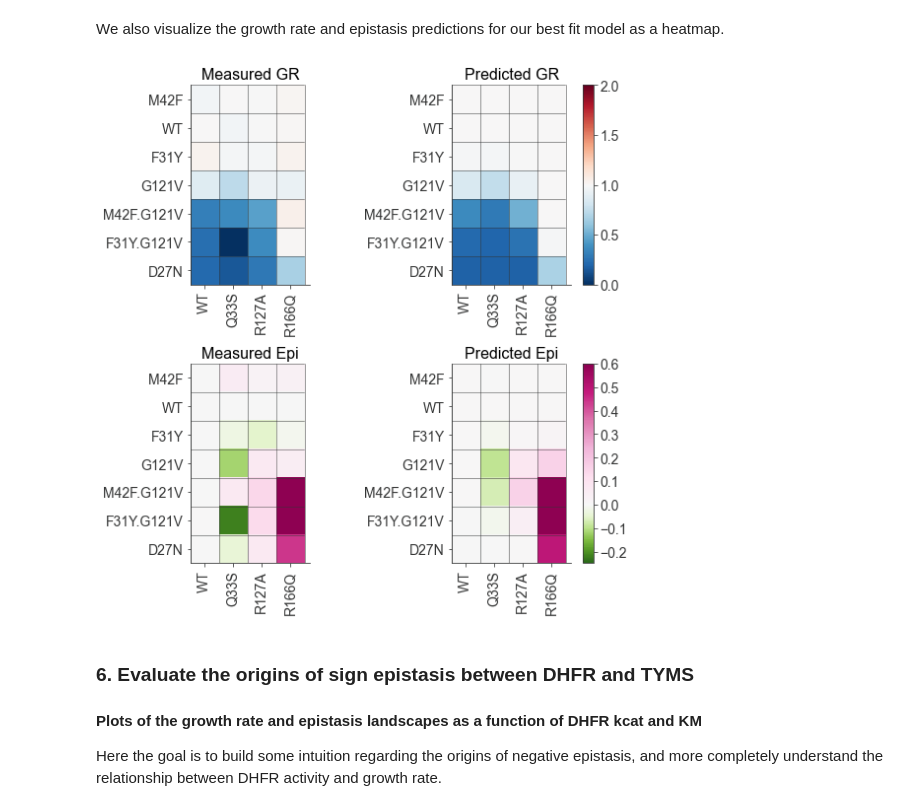
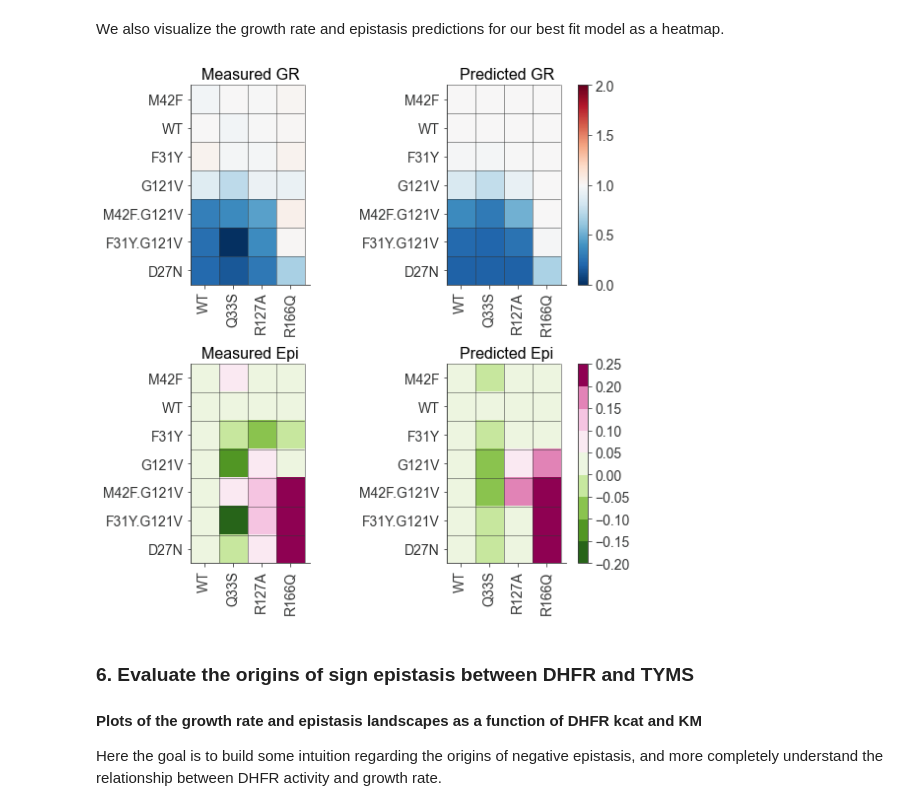
Before and after one commit to reynoldsk/dhfr-tyms-epistasis, a Jupyter notebook: 1_KGModel.ipynb, the cells around one changed output. Drawn from its saved outputs; the diff is of its cells as text; code cells hidden in the pictures.

Commit message:
Jupyter notebooks edited to ensure minimal error messages

```diff
--- a/1_KGModel.ipynb
+++ b/1_KGModel.ipynb
@@ -284,17 +284,19 @@ This provides a summary of the growth rate data for all seven DHFR mutants in ea
 We see that R166Q TYMS is broadly rescing, R127A TYMS as a less substantial buffering effect, and that Q33S - at least in some cases - is deleterious or aggravating.
 # %%
 plt.rcParams['figure.figsize'] = 8,8
-vel = [kc/(1 + dhkm_sel[i]/25) for i,kc in enumerate(dhkcat_sel)]
+#vel = [kc/(1 + dhkm_sel[i]/25) for i,kc in enumerate(dhkcat_sel)]
+kcKm = [kc/dhkm_sel[i] for i,kc in enumerate(dhkcat_sel)]
 ts_col = ['black','cyan','blue','red']
 for i in range(len(ts_col)):
-    plt.errorbar(np.log10(vel),g_rates_mean[:,i],yerr=g_rates_std[:,i],fmt='o',color=ts_col[i],mec='k',\
+    plt.errorbar(np.log10(kcKm),g_rates_mean[:,i],yerr=g_rates_std[:,i],fmt='o',color=ts_col[i],mec='k',\
                  ms=10,label=TYMS_mut[i])
 
 for i,mut in enumerate(DHFR_mut):
-    plt.text(np.log10(vel[i])+0.1,g_rates_mean[i,0]+0.02,mut,fontsize=12)
+    plt.text(np.log10(kcKm[i])+0.1,g_rates_mean[i,0]+0.02,mut,fontsize=12)
 
-plt.xlabel('log_10(velocity) of DHFR (at 25uM DHF)',fontsize=14)
+plt.xlabel('log_10(kcat/Km) of DHFR',fontsize=14)
 plt.ylabel('Growth Rate', fontsize=14)
 plt.legend()
 plt.grid(linestyle='--')
+plt.savefig('Figs/GrowthData_PlateReader.pdf')
 # %% [output]
@@ -356,7 +358,7 @@ def concTHF(Ftot,c_ts,c_dh,kc_ts,kc_dh,km_ts,km_dh):
     fracTHF = (p1 + p2)/(2*(v1/v2 - 1))
     return fracTHF
 
-def calcGR(Ftot,c_ts,c_dh,kc_tsmut,kc_dhmut,km_tsmut,km_dhmut,g_params):
+def calcGR(Ftot,c_ts_wt, c_ts,c_dh,kc_tsmut,kc_dhmut,km_tsmut,km_dhmut,g_params):
     '''
     Calculate the growth rate for select DHFR and TYMS mutant combinations
     given parameters for the KG model and THF-growth rate relationship.
@@ -379,7 +381,7 @@ def calcGR(Ftot,c_ts,c_dh,kc_tsmut,kc_dhmut,km_tsmut,km_dhmut,g_params):
     #calculate a growth rate matrix
     if hasattr(kc_tsmut, "__len__") and hasattr(kc_dhmut, "__len__"):
         gr = np.zeros((len(kc_dhmut),len(kc_tsmut)))
-        thfWT = concTHF(Ftot,c_ts[0],c_dh,TYMS_kcat['WT'],DHFR_kcat['WT'],TYMS_Km['WT'],DHFR_Km['WT'])
+        thfWT = concTHF(Ftot,c_ts_wt,c_dh,TYMS_kcat['WT'],DHFR_kcat['WT'],TYMS_Km['WT'],DHFR_Km['WT'])
         for i in range(len(kc_dhmut)):
             for j in range(len(kc_tsmut)):
                 thfMut = concTHF(Ftot,c_ts[j],c_dh,kc_tsmut[j],kc_dhmut[i],km_tsmut[j],km_dhmut[i])
@@ -390,7 +392,7 @@ def calcGR(Ftot,c_ts,c_dh,kc_tsmut,kc_dhmut,km_tsmut,km_dhmut,g_params):
     #calculate a growth rate vector
     elif hasattr(kc_tsmut, "__len__") and not(hasattr(kc_dhmut, "__len__")):
         gr = np.zeros(len(kc_tsmut))
-        thfWT = concTHF(Ftot,c_ts[0],c_dh,TYMS_kcat['WT'],DHFR_kcat['WT'],TYMS_Km['WT'],DHFR_Km['WT'])
+        thfWT = concTHF(Ftot,c_ts_wt,c_dh,TYMS_kcat['WT'],DHFR_kcat['WT'],TYMS_Km['WT'],DHFR_Km['WT'])
         for j in range(len(kc_tsmut)):
             thfMut = concTHF(Ftot,c_ts[j],c_dh,kc_tsmut[j],kc_dhmut,km_tsmut[j],km_dhmut)
             relTHF = thfMut/thfWT
@@ -400,7 +402,7 @@ def calcGR(Ftot,c_ts,c_dh,kc_tsmut,kc_dhmut,km_tsmut,km_dhmut,g_params):
     #calculate a single growth rate value
     else:
         thfMut = concTHF(Ftot,c_ts,c_dh,kc_tsmut,kc_dhmut,km_tsmut,km_dhmut)
-        thfWT = concTHF(Ftot,c_ts,c_dh,TYMS_kcat['WT'],DHFR_kcat['WT'],TYMS_Km['WT'],DHFR_Km['WT'])
+        thfWT = concTHF(Ftot,c_ts_wt,c_dh,TYMS_kcat['WT'],DHFR_kcat['WT'],TYMS_Km['WT'],DHFR_Km['WT'])
         relTHF = thfMut/thfWT
         gr = gr_depSigmoid(K,n,gmax,gmin,relTHF)
         return gr
@@ -512,7 +514,7 @@ def resids_grates(p,kc_ts,kc_dh,km_ts,km_dh,obs_grates,holdout=np.nan,cts='mult'
         cdh=p[2]
         g_params = p[3:]
 
-    gr_est = calcGR(Ftot,cts,cdh,kc_ts,kc_dh,km_ts,km_dh,g_params)
+    gr_est = calcGR(Ftot,cts[0],cts,cdh,kc_ts,kc_dh,km_ts,km_dh,g_params)
 
     if np.isnan(holdout):
         err = gr_est.flatten() - obs_grates.flatten()
@@ -736,7 +738,7 @@ for i in range(Nsamp):
         c_dh_all2samp[i] = kg_all_fit2.x[5]
         g_params_all2samp[i,:] = kg_all_fit2.x[6:]
 
-        gr_pred_allfit2samp[i,:,:] = calcGR(Ftot_all2samp[i],c_ts_all2samp[i,:],c_dh_all2samp[i],\
+        gr_pred_allfit2samp[i,:,:] = calcGR(Ftot_all2samp[i],c_ts_all2samp[i,0],c_ts_all2samp[i,:],c_dh_all2samp[i],\
                                             tskcat_sel,dhkcat_sel,tskm_sel,dhkm_sel,g_params_all2samp[i,:])
 
 #calculate means and error on the parameters
@@ -977,7 +980,13 @@ If we constrain the model to only fit a single TYMS concentration, the overall c
 We also visualize the growth rate and epistasis predictions for our best fit model as a heatmap.
 # %%
 plt.figure(num='h2',figsize=(8,8))
-divnorm = colors.TwoSlopeNorm(vmin=-0.25, vcenter=0, vmax=0.6)
+#divnorm = colors.TwoSlopeNorm(vmin=-0.25, vcenter=0, vmax=0.6)
+bounds = np.arange(-0.2, 0.3, 0.05)
+base = plt.cm.get_cmap('PiYG_r')
+cmap_discrete = base(np.linspace(0,1,len(bounds)))
+newmap = colors.ListedColormap(cmap_discrete)
+newmap.set_bad(color='grey')
+norm_epi = colors.BoundaryNorm(bounds,newmap.N)
 
 plt.subplot(2,2,1)
 plt.imshow(g_rates_mean,vmin=0, vmax=2,cmap='RdBu_r')
@@ -994,36 +1003,36 @@ plt.imshow(gr_pred_allfit2,vmin=0, vmax=2,cmap='RdBu_r')
 plot_style.grid_maker(g_rates_mean,'h2')
 plt.yticks(np.arange(0,len(DHFR_mut)),\
                              labels=DHFR_mut)
 plt.xticks(np.arange(0,len(TYMS_mut)),\
                              labels=TYMS_mut,\
                              rotation='vertical')
 plt.title('Predicted GR', fontsize=16)
 plt.colorbar()
 
 plt.subplot(2,2,3)
-plt.imshow(epi_meas,norm=divnorm,cmap='PiYG_r')
+plt.imshow(epi_meas,norm=norm_epi,cmap=newmap)
 plot_style.grid_maker(g_rates_mean,'h2')
 plt.yticks(np.arange(0,len(DHFR_mut)),\
                              labels=DHFR_mut)
 plt.xticks(np.arange(0,len(TYMS_mut)),\
                              labels=TYMS_mut,\
                              rotation='vertical')
 plt.title('Measured Epi', fontsize=16)
 
 plt.subplot(2,2,4)
-plt.imshow(epi_pred,norm=divnorm,cmap='PiYG_r')
+plt.imshow(epi_pred,norm=norm_epi,cmap=newmap)
 plot_style.grid_maker(g_rates_mean,'h2')
 plt.yticks(np.arange(0,len(DHFR_mut)),\
                              labels=DHFR_mut)
 plt.xticks(np.arange(0,len(TYMS_mut)),\
                              labels=TYMS_mut,\
                              rotation='vertical')
 plt.title('Predicted Epi', fontsize=16)
 plt.colorbar()
 plt.tight_layout()
 plt.savefig('Figs/KGModelPlateData_Heatmaps.pdf')
 # %% [output]
-[figure, old version]
+[figure, new version]
 # %% [markdown]
 ### 6. Evaluate the origins of sign epistasis between DHFR and TYMS
 
```
Also changed, not shown: parts of 6 cells of this notebook, 3 other files.
